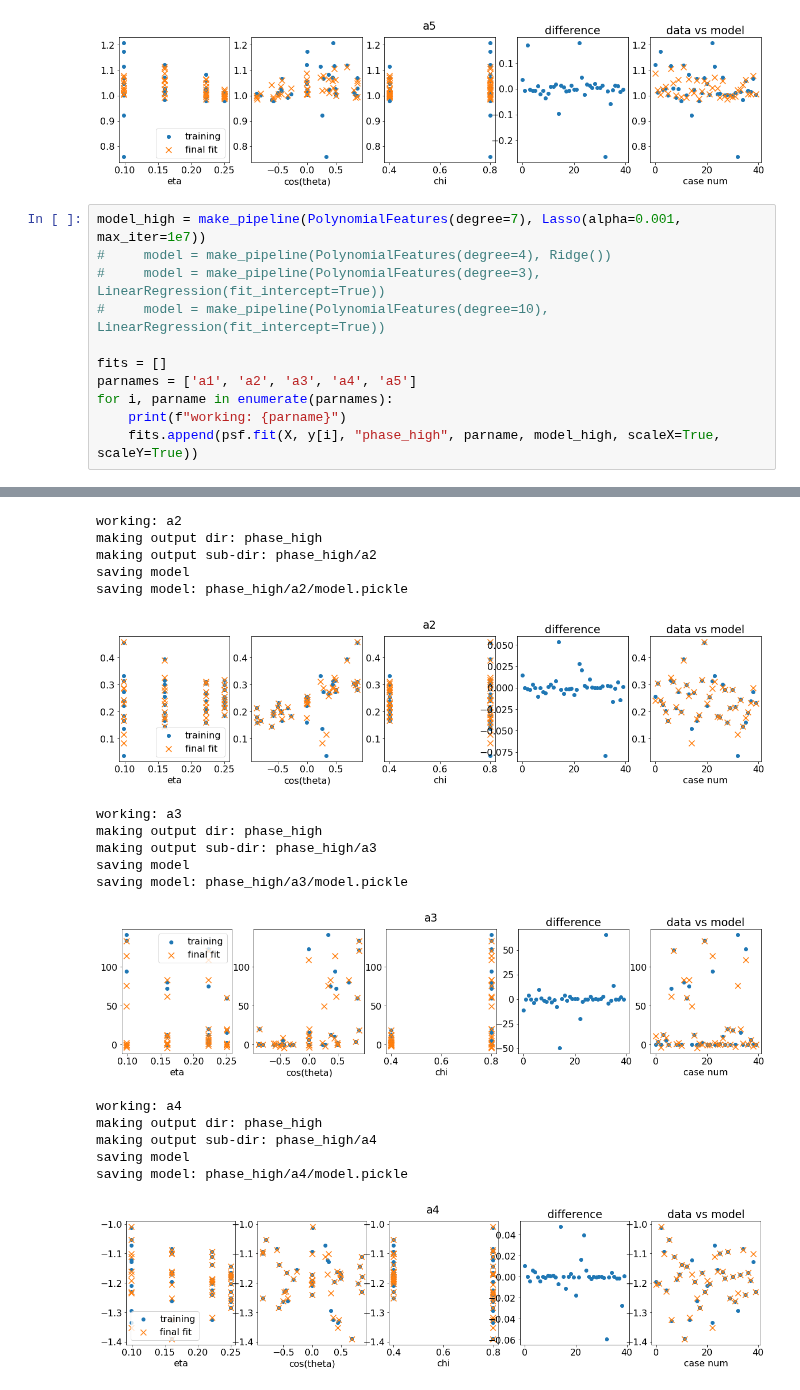
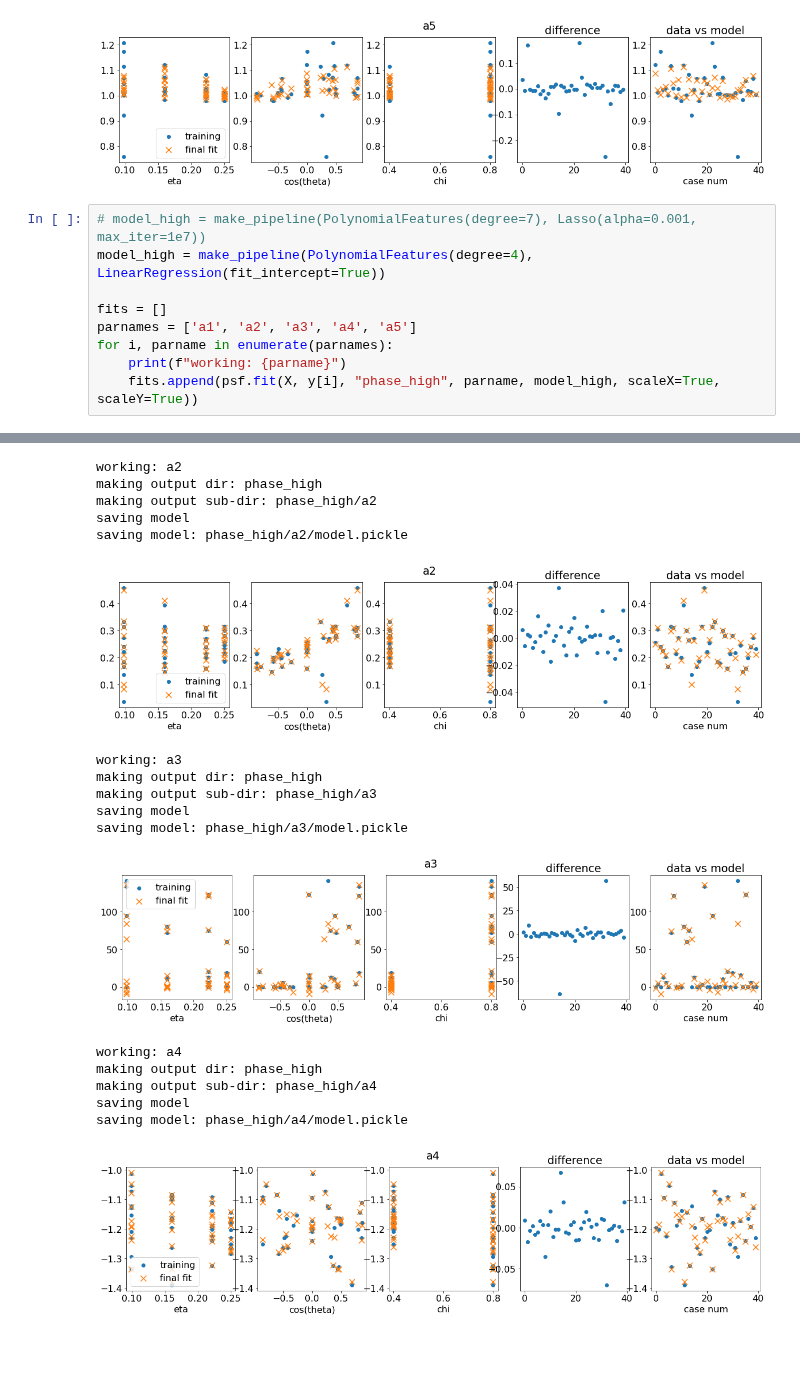
Before and after one commit to Cyberface/puck, a Jupyter notebook: sk/puck-pfs-phase.ipynb, the cells around one changed output, grey strips where cells are left out. Drawn from its saved outputs; the diff is of its cells as text; blank space fills up the shorter version.

```diff
--- a/sk/puck-pfs-phase.ipynb
+++ b/sk/puck-pfs-phase.ipynb
@@ -101,10 +102,8 @@ saving model
 saving model: phase/a5/model.pickle
 [figure]
 # %%
-model_high = make_pipeline(PolynomialFeatures(degree=7), Lasso(alpha=0.001, max_iter=1e7))
-#     model = make_pipeline(PolynomialFeatures(degree=4), Ridge())
-#     model = make_pipeline(PolynomialFeatures(degree=3), LinearRegression(fit_intercept=True))
-#     model = make_pipeline(PolynomialFeatures(degree=10), LinearRegression(fit_intercept=True))
+# model_high = make_pipeline(PolynomialFeatures(degree=7), Lasso(alpha=0.001, max_iter=1e7))
+model_high = make_pipeline(PolynomialFeatures(degree=4), LinearRegression(fit_intercept=True))
 
 fits = []
 parnames = ['a1', 'a2', 'a3', 'a4', 'a5']
@@ -121,21 +120,21 @@ saving model: phase_high/a1/model.pickle
 working: a2
 making output dir: phase_high
 making output sub-dir: phase_high/a2
 saving model
 saving model: phase_high/a2/model.pickle
-[figure, old version]
+[figure, new version]
 working: a3
 making output dir: phase_high
 making output sub-dir: phase_high/a3
 saving model
 saving model: phase_high/a3/model.pickle
-[figure, old version]
+[figure, new version]
 working: a4
 making output dir: phase_high
 making output sub-dir: phase_high/a4
 saving model
 saving model: phase_high/a4/model.pickle
-[figure, old version]
+[figure, new version]
 working: a5
 making output dir: phase_high
 making output sub-dir: phase_high/a5
```
Also changed, not shown: parts of 2 cells of this notebook, 4 other files.
